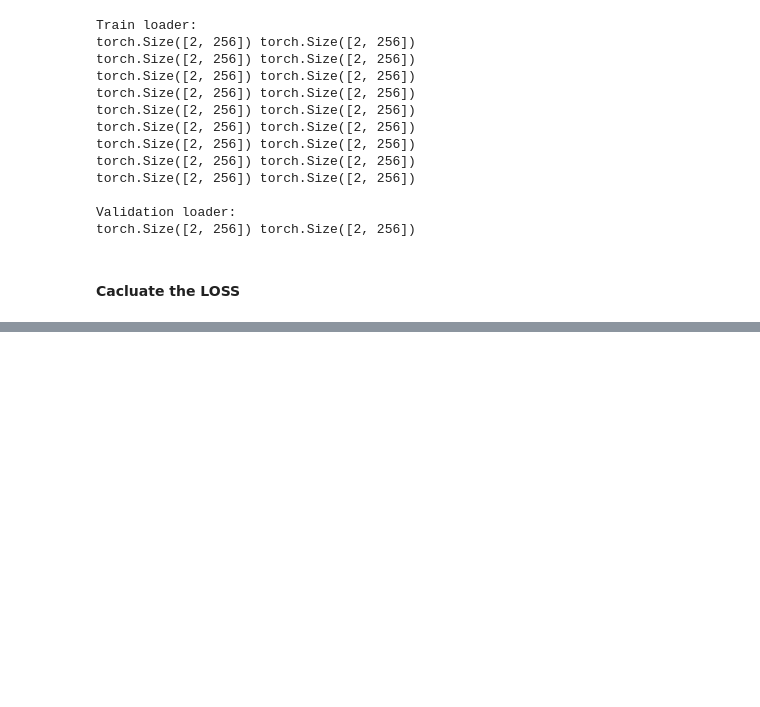
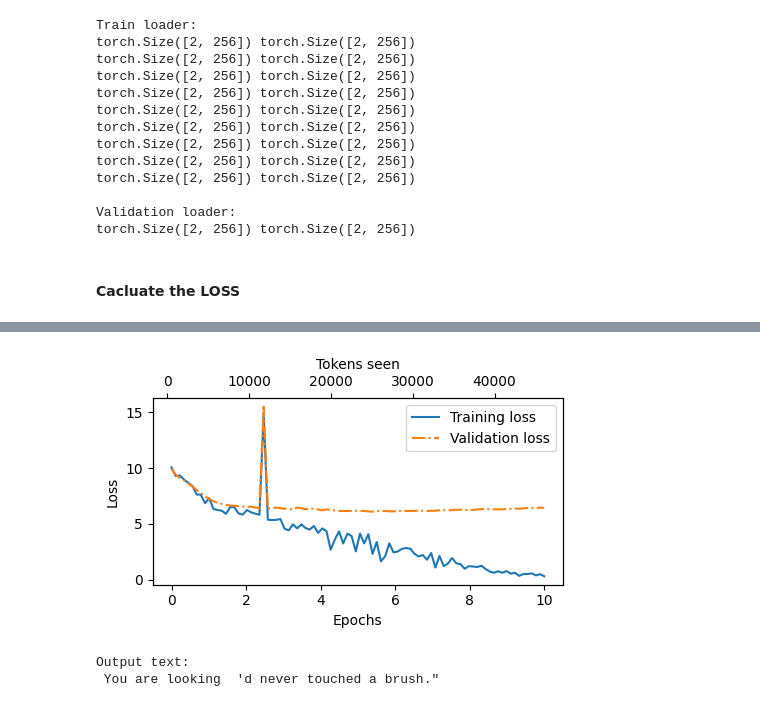
Before and after one commit to paudelanil/LLM-from-scratch, a Jupyter notebook: 03_pretraining/03.ipynb, the cells around one changed output, grey strips where cells are left out. Saved outputs shown, nothing was run; the diff lists cells and outputs as text; code cells hidden in the pictures; blank space fills up the shorter version.

```diff
--- a/03_pretraining/03.ipynb
+++ b/03_pretraining/03.ipynb
@@ -274,0 +309,24 @@ train_losses, val_losses, tokens_seen = train_model_simple(
+# %%
+from supplementary import plot_losses
+
+
+epochs_tensor = torch.linspace(0, num_epochs, len(train_losses))
+plot_losses(epochs_tensor, tokens_seen, train_losses, val_losses)
+# %% [output]
+[figure, added]
+# %%
+start_context = "You are looking  "
+
+tokenizer = tiktoken.get_encoding("gpt2")
+
+token_ids = generate_text_simple(
+    model=model,
+    idx=text_to_token_ids(start_context, tokenizer).to(device),
+    max_new_tokens=10,
+    context_size=GPT_CONFIG_124M["context_length"]
+)
+
+print("Output text:\n", token_ids_to_text(token_ids, tokenizer))
+# %% [output]
+Output text:
+ You are looking  'd never touched a brush."
```
Also changed, not shown: parts of 6 cells of this notebook, 3 other files.
